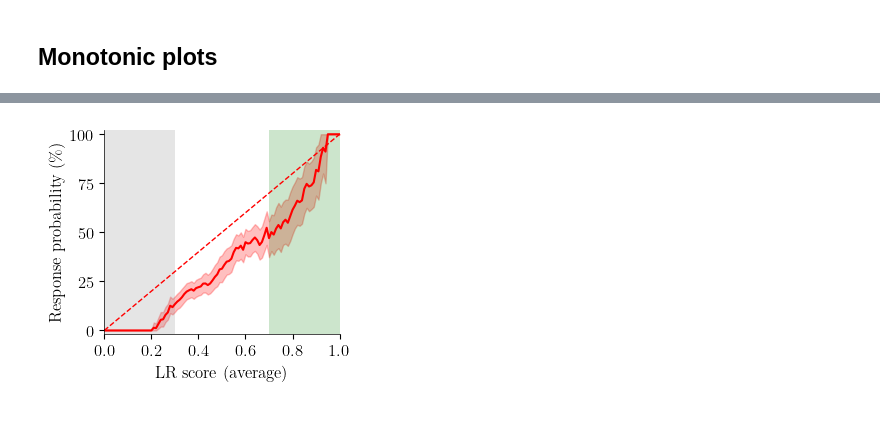
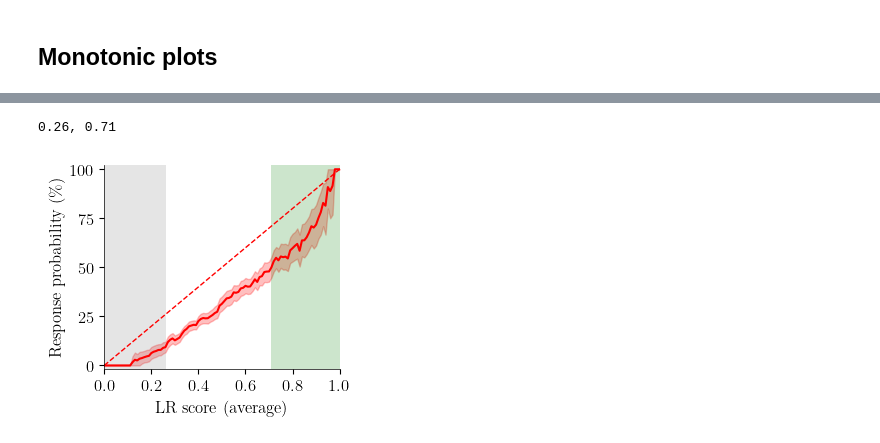
Before and after one commit to joserapa98/tns4loris, a Jupyter notebook: interpretability/interpretability.ipynb, the cells around one changed output, grey strips where cells are left out. Drawn from its saved outputs; the diff is of its cells as text; code cells hidden in the pictures.

```diff
--- a/interpretability/interpretability.ipynb
+++ b/interpretability/interpretability.ipynb
@@ -1215,7 +1533,7 @@ datasets = ['Chowell_train', 'Chowell_test', 'MSK1', 'MSK2', 'Shim_NSCLC',
 # scaler_type = 'minmax'
 scaler_type = 'standard'
 
-dataset = ['Chowell_train'] # 'MSK1', 'MSK2'
+dataset = datasets #['Chowell_train'] # 'MSK1', 'MSK2'
 data_train, scalers_train = load_data(cwd,
                                       featuresNA,
                                       phenoNA,
@@ -1238,9 +1559,12 @@ plt.show()
 # %%
-response_curve(lr_avg_model, xt_train, yt_train, xlabel='LR score (average)')
+_, x_gray, x_green = response_curve(lr_avg_model, xt_train, yt_train,
+                                    xlabel='LR score (average)')
+print(f'{x_gray:.2f}, {x_green:.2f}')
 
 plt.savefig(os.path.join(figures_dir, 'monotonic_lr_avg.pdf'),
             bbox_inches='tight')
 plt.show()
 # %% [output]
+0.26, 0.71
-[figure, old version]
+[figure, new version]
 # %%
```
Also changed, not shown: parts of 45 cells of this notebook, 8 other files.
